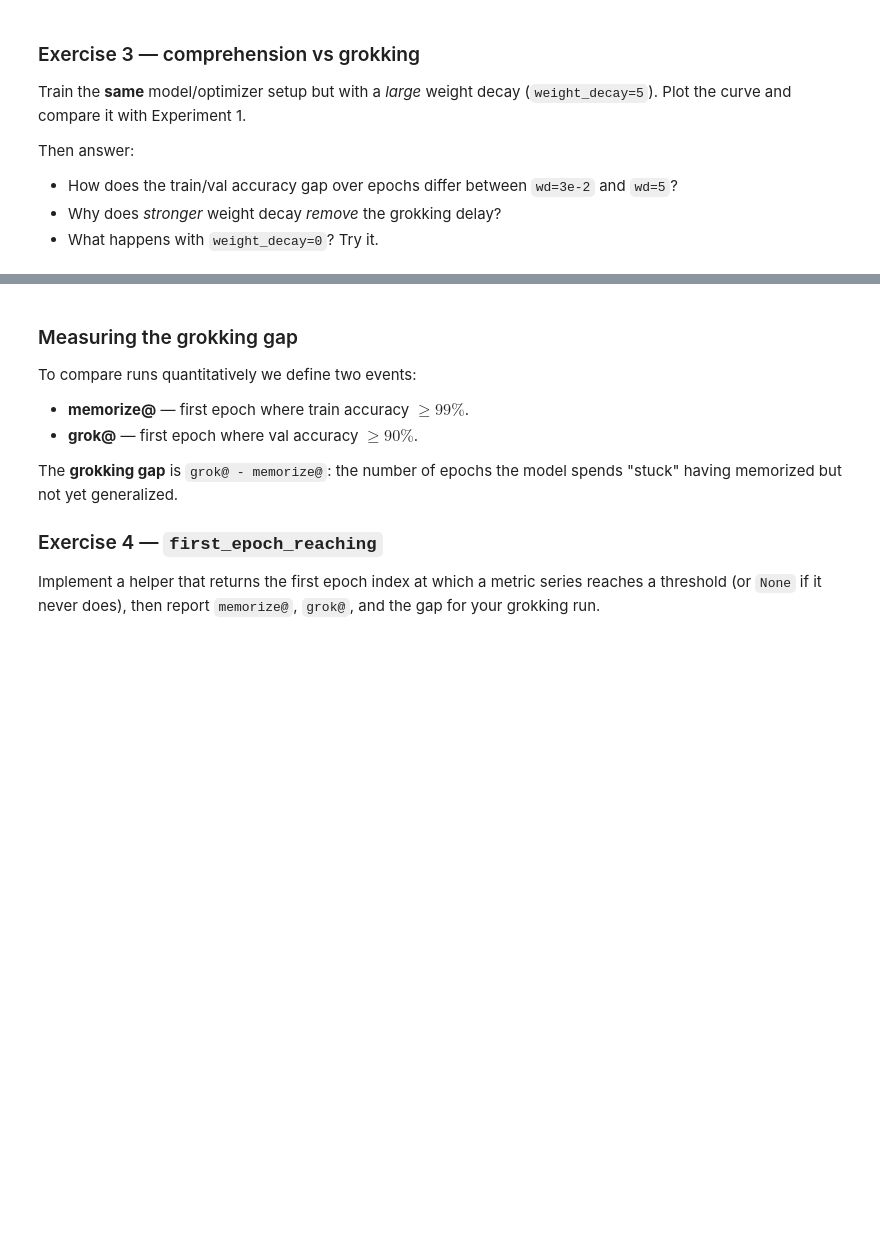
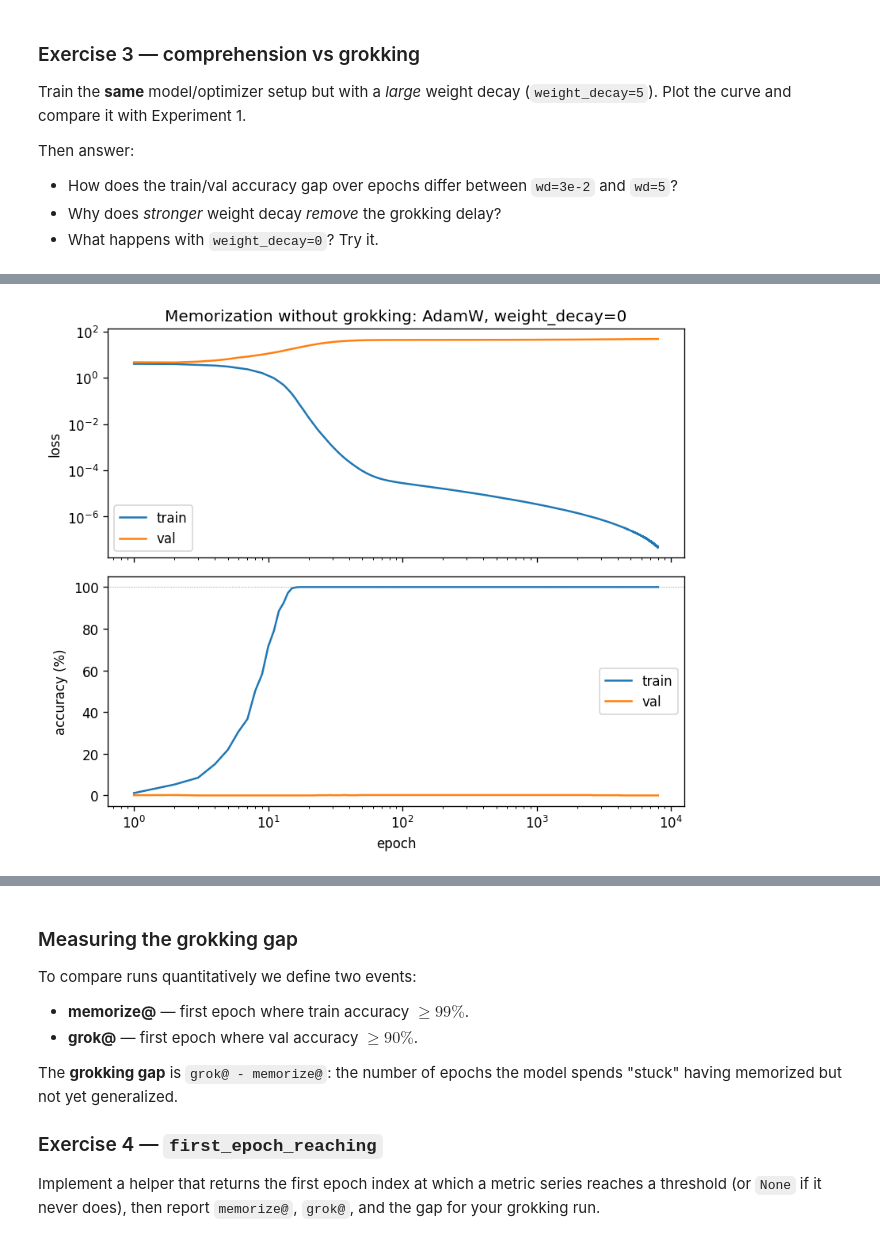
Before and after one commit to Hunter121311-dev/Rlab, a Jupyter notebook: stochastyczne/Lab13/instructions.ipynb, the cells around one changed output, grey strips where cells are left out. Cells and saved outputs as stored; diff of their text form; code cells hidden in the pictures; blank space fills up the shorter version.

```diff
--- a/stochastyczne/Lab13/instructions.ipynb
+++ b/stochastyczne/Lab13/instructions.ipynb
@@ -250,0 +296,19 @@ Then answer:
+# %%
+torch.manual_seed(0)
+no_wd_model = Model(hidden_dim=128)
+no_wd_opt = torch.optim.AdamW(
+    no_wd_model.parameters(),
+    lr=3e-2,
+    weight_decay=0,
+)
+
+no_wd_history = train_model(
+    no_wd_model,
+    no_wd_opt,
+    data,
+    NUM_EPOCHS,
+)
+
+plot_history(no_wd_history, title="Memorization without grokking: AdamW, weight_decay=0")
+# %% [output]
+[figure, added]
```
Also changed, not shown: parts of 20 cells of this notebook, 7 other files.
